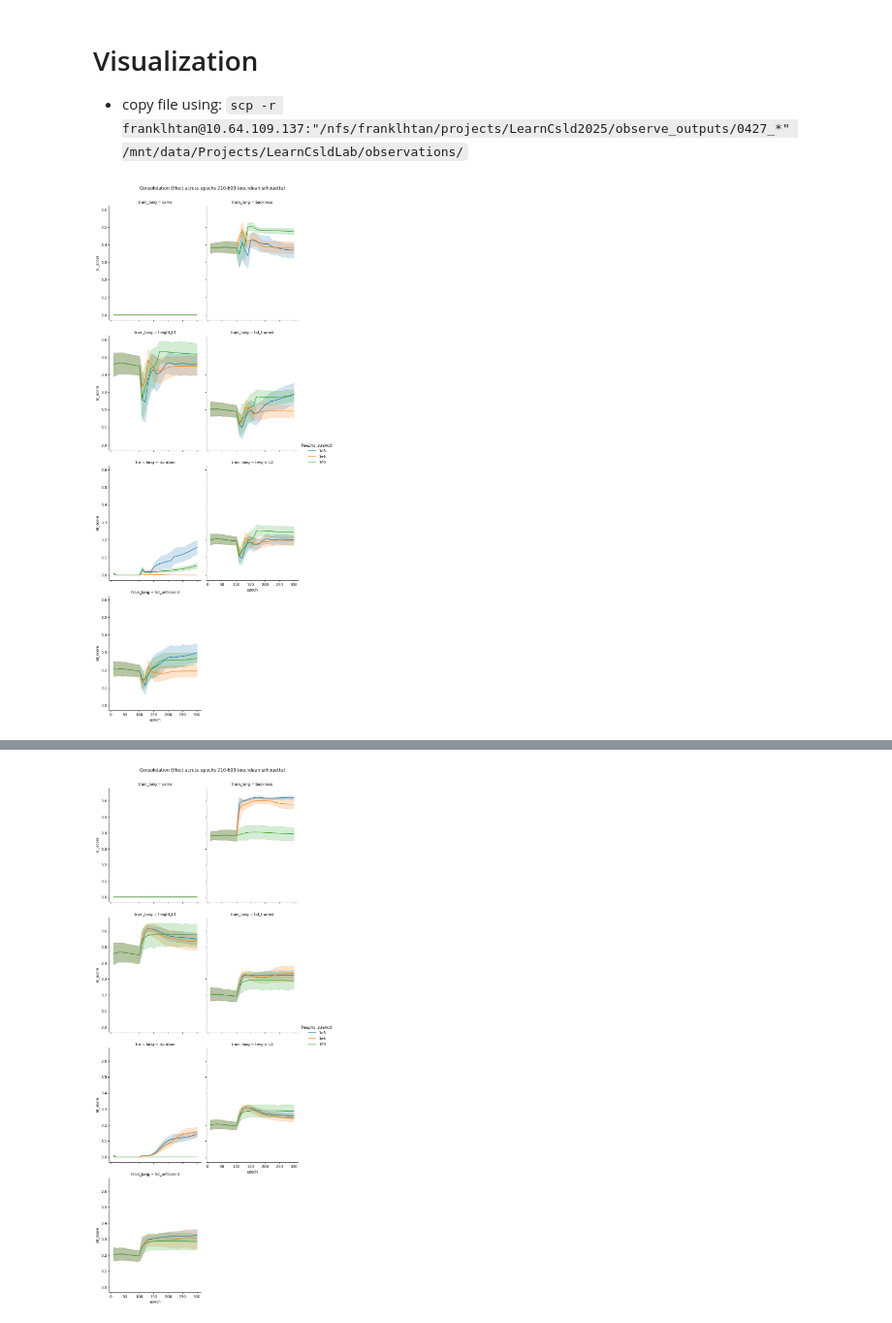
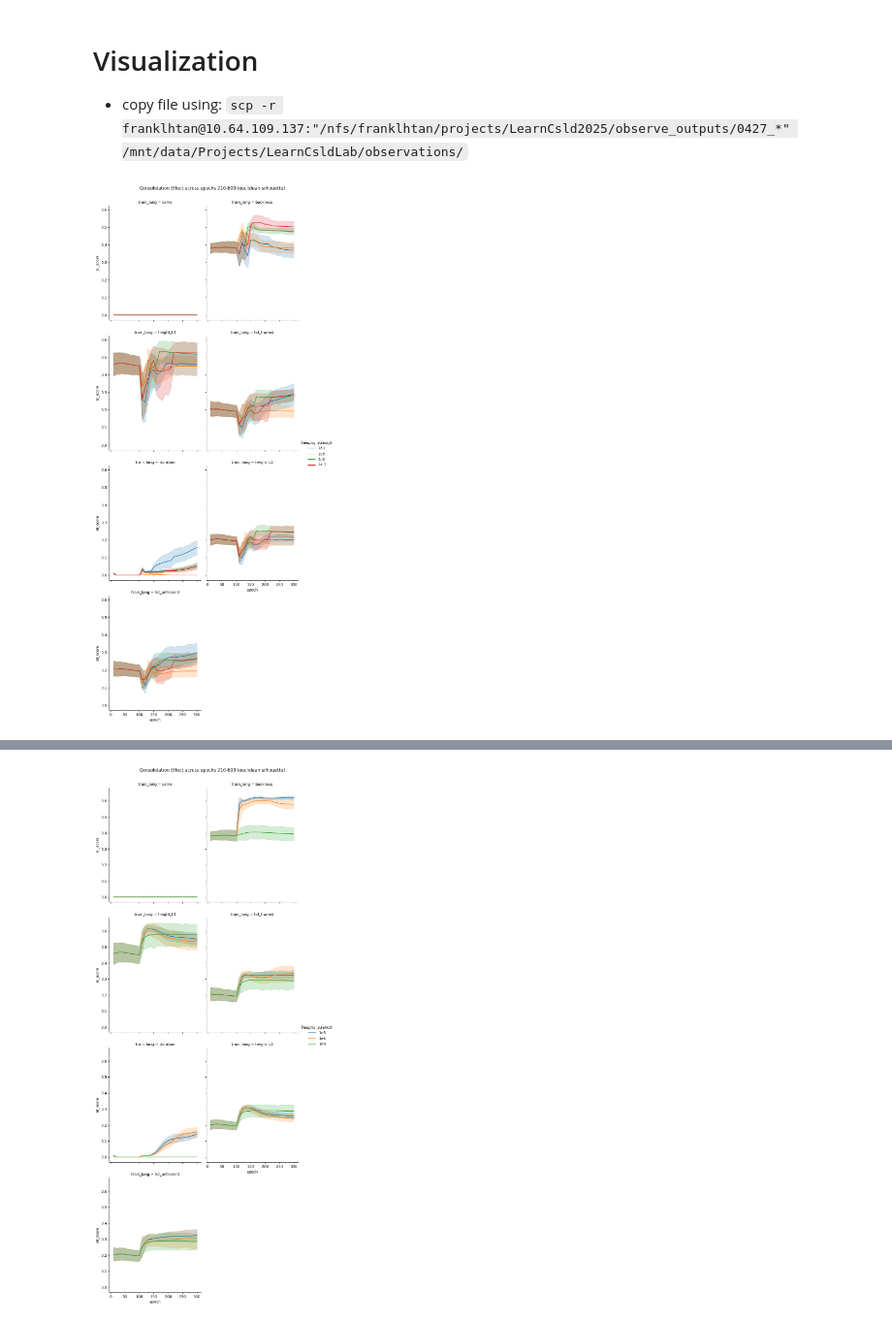
Before and after one commit to Frankalexej/LearnCsld2025, a Jupyter notebook: AMP_11_visualize_0503.ipynb, the cells around one changed output, grey strips where cells are left out. Shown at 97% size. Drawn from its saved outputs; the diff is of its cells as text; code cells hidden in the pictures.

```diff
--- a/AMP_11_visualize_0503.ipynb
+++ b/AMP_11_visualize_0503.ipynb
@@ -47,7 +47,7 @@ def freezing_strength_mapper(condition):
         elif strength.startswith("n"):
             return "1e-" + strength[1:]
         else:
-            return "1e" + strength
+            return strength
     else:
         return "0"
 
@@ -169,7 +169,7 @@ L2_CONDITIONS = ["RC"]
 # L2_CONDITIONS = ["CL"]
 FREEZING_CONDITIONS = ["EWC"]
 # FREEZING_STRENGTHS = ["p3", "p6"]
-FREEZING_STRENGTHS = ["p3", "p6", "p0"]
+FREEZING_STRENGTHS = ["p3", "p6", "p0", "n3"]
 # FREEZING_STRENGTHS = ["p3", "p6", "p9"]
 # FREEZING_STRENGTHS = ["p3", "n3"]
 LEARNING_RATE_CONDITIONS = ["1e4"]  # ,
@@ -223,32 +223,32 @@ for condition in condition_pool:
                     "run": [run] * len(scores),
                     "epoch": [epoch] * len(scores)})
                 integrated_df = pd.concat([integrated_df, result_df], ignore_index=True)
 
 
 df = integrated_df.copy()
 df["combined_inv_lr"] = df["L2_inventory_condition"] + "_" + df["learning_rate_condition"]
 df = df[~df["train_lang"].isin(["N/A"])]
 # df = df[df["contrast_pair"].isin(["iL_ihS", "ihS_iL"])]
 # df = df[df["contrast_pair"].isin(["i_ih", "ih_i"])]
 # df = df[df["learning_rate_condition"] == "fast"]
 df = df[df["epoch"].isin(range(0, 301, 10))]
 df["c"] = df["L2_inventory_condition"] + "_" + df["learning_rate_condition"] + "_" + df["train_lang"]
 
 g = sns.relplot(
     data=df,
     x="epoch",
     y="sil_score",
     hue="freezing_strength",
     col="train_lang",
     col_wrap=2,
     kind="line",
     errorbar=("ci", 95),
     aspect=0.8
 )
 
 g.fig.suptitle("Consolidation Effect across epochs 210-600 (euclidean silhouette)", y=1.02)
 for ax in g.axes.flatten():
     ax.set_xticks(range(0, 301, 50))
 # %% [output]
-[figure, old version]
+[figure, new version]
 # %%
```
Also changed, not shown: parts of 1 cell of this notebook.
